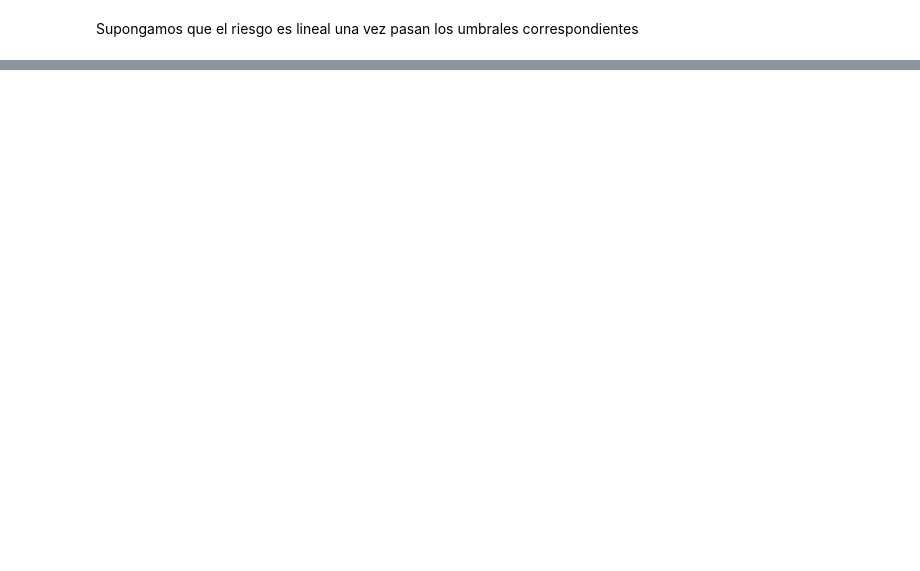
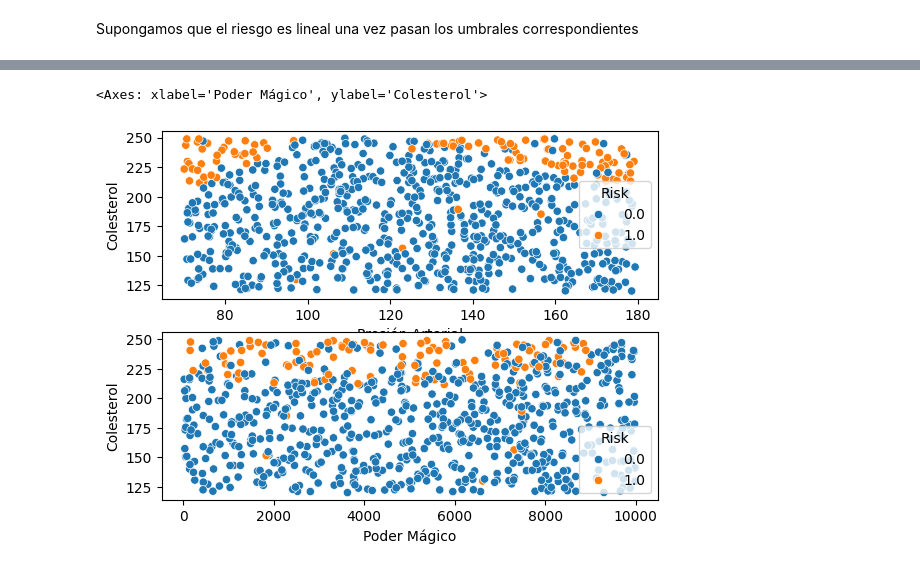
Before and after one commit to paalcald/aiiot-p2, a Jupyter notebook: parteB.ipynb, the cells around one changed output, grey strips where cells are left out. Drawn from its saved outputs; the diff is of its cells as text; code cells hidden in the pictures; blank space fills up the shorter version.

```diff
--- a/parteB.ipynb
+++ b/parteB.ipynb
@@ -87,0 +108,7 @@ sns.scatterplot(data, x='Presión Arterial', y = 'Colesterol', hue='Risk')
+# %%
+fig, axes = plt.subplots(2,1)
+sns.scatterplot(data, x='Presión Arterial', y = 'Colesterol', hue='Risk', ax=axes[0])
+sns.scatterplot(data, x='Poder Mágico', y = 'Colesterol', hue='Risk', ax=axes[1])
+# %% [output]
+<Axes: xlabel='Poder Mágico', ylabel='Colesterol'>
+[figure, added]
```
Also changed, not shown: parts of 16 cells of this notebook.
